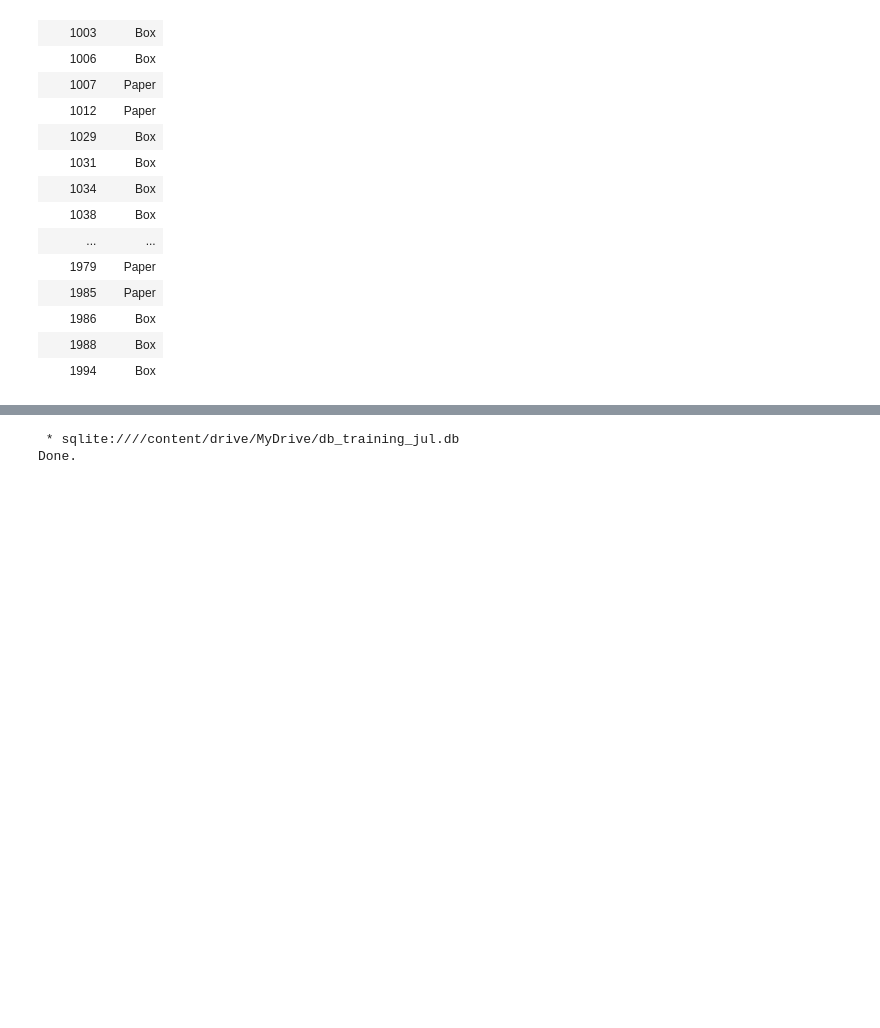
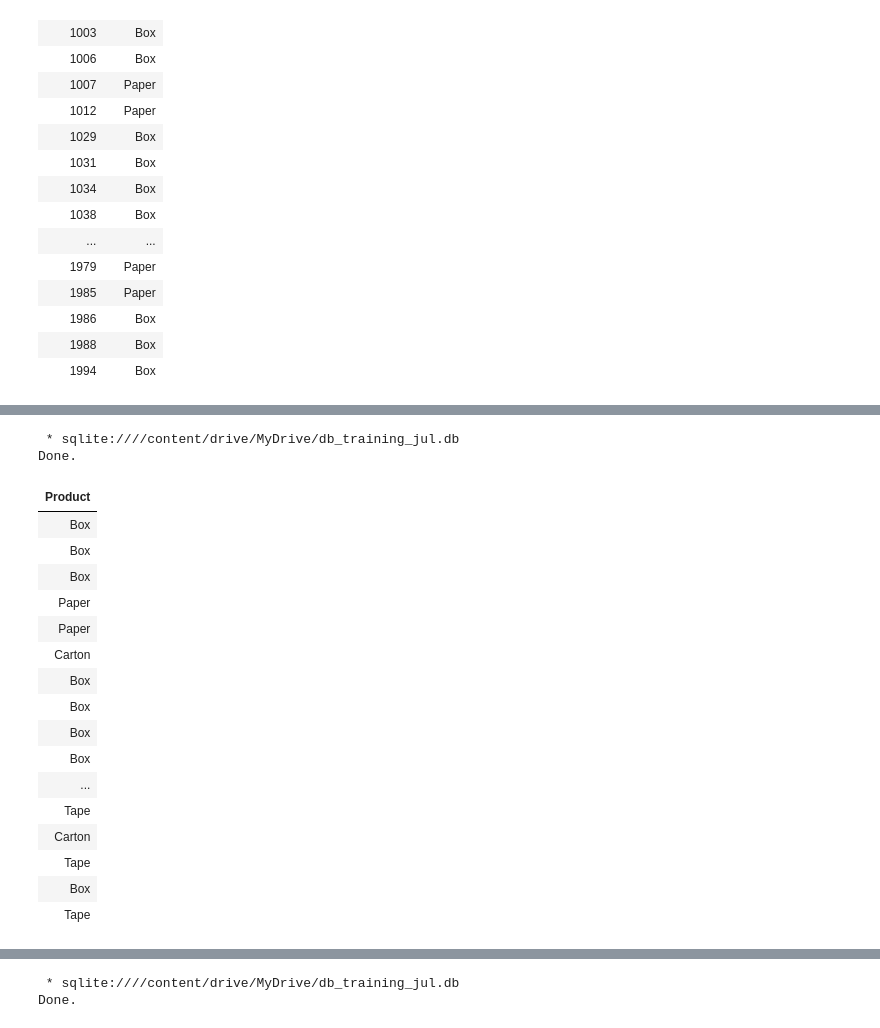
Before and after one commit to syanyong/SQL_Fundamental_SCGP_Hands_on, a Jupyter notebook: SQL_Fundamental_SCGP_Hands-on.ipynb, the cells around one changed output, grey strips where cells are left out. Drawn from its saved outputs; the diff is of its cells as text; code cells hidden in the pictures; blank space fills up the shorter version.

```diff
--- a/SQL_Fundamental_SCGP_Hands-on.ipynb
+++ b/SQL_Fundamental_SCGP_Hands-on.ipynb
@@ -1084,0 +1183,26 @@ Done.
+# %%
+%%sql
+SELECT Product FROM Orders WHERE Customer_ID = 1
+UNION ALL
+SELECT Product FROM Orders WHERE Customer_ID = 2
+LIMIT 20;
+# %% [output]
+ * sqlite:////content/drive/MyDrive/db_training_jul.db
+Done.
+| Product |
+| Box |
+| Box |
+| Box |
+| Paper |
+| Paper |
+| Carton |
+| Box |
+| Box |
+| Box |
+| Box |
+| ... |
+| Tape |
+| Carton |
+| Tape |
+| Box |
+| Tape |
```
Also changed, not shown: parts of 57 cells of this notebook.
